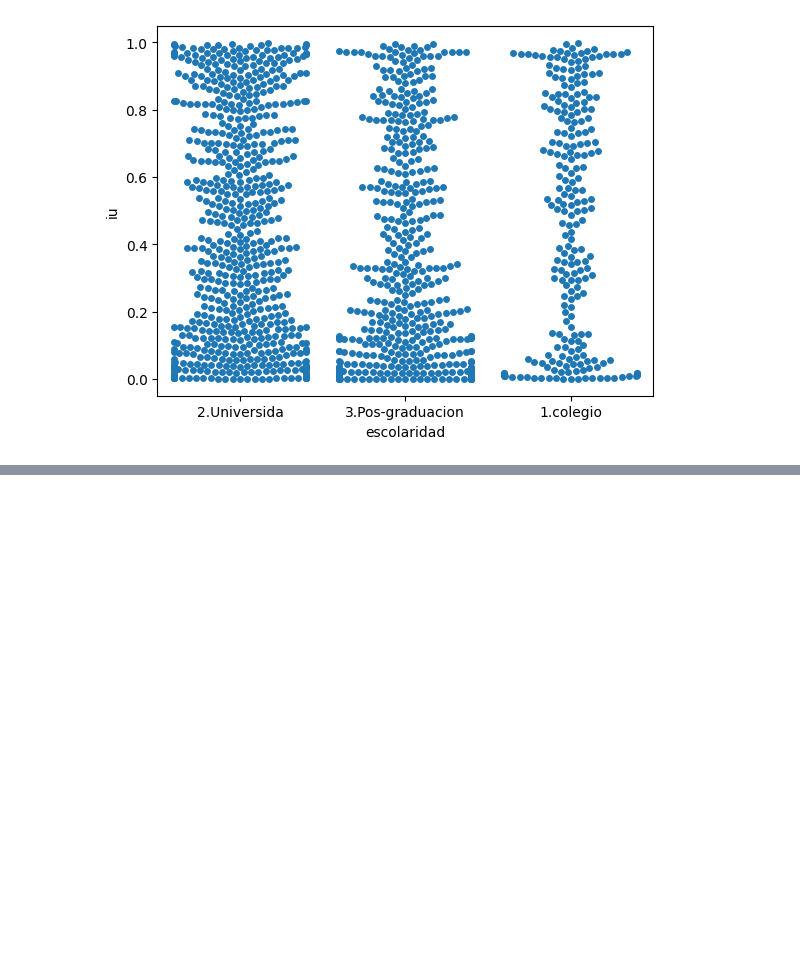
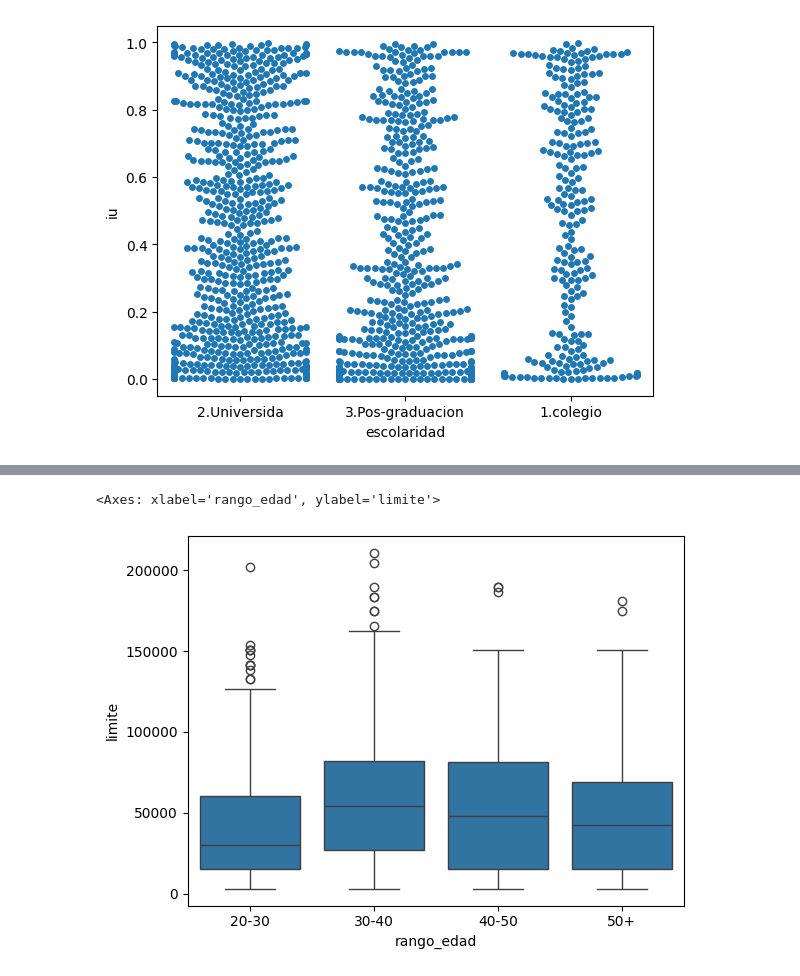
Before and after one commit to celioso/DataVisualizationExplorandoConSeaborn, a Jupyter notebook: analisis_de_Datos.ipynb, the cells around one changed output, grey strips where cells are left out. Drawn from its saved outputs; the diff is of its cells as text; code cells hidden in the pictures; blank space fills up the shorter version.

```diff
--- a/analisis_de_Datos.ipynb
+++ b/analisis_de_Datos.ipynb
@@ -287,0 +313,5 @@ sns.swarmplot(x="escolaridad",y="iu", data=tarjetas)
+# %%
+bins = [20, 30, 40, 50, 100]
+nombres = ["20-30","30-40","40-50","50+"]
+
+tarjetas["rango_edad"] = pd.cut(tarjetas["edad"], bins, labels=nombres)
@@ -287,0 +327,5 @@ sns.swarmplot(x="escolaridad",y="iu", data=tarjetas)
+# %%
+sns.boxplot(x="rango_edad", y="limite",data=tarjetas)
+# %% [output]
+<Axes: xlabel='rango_edad', ylabel='limite'>
+[figure, added]
```
Also changed, not shown: parts of 6 cells of this notebook, 1 other file.
